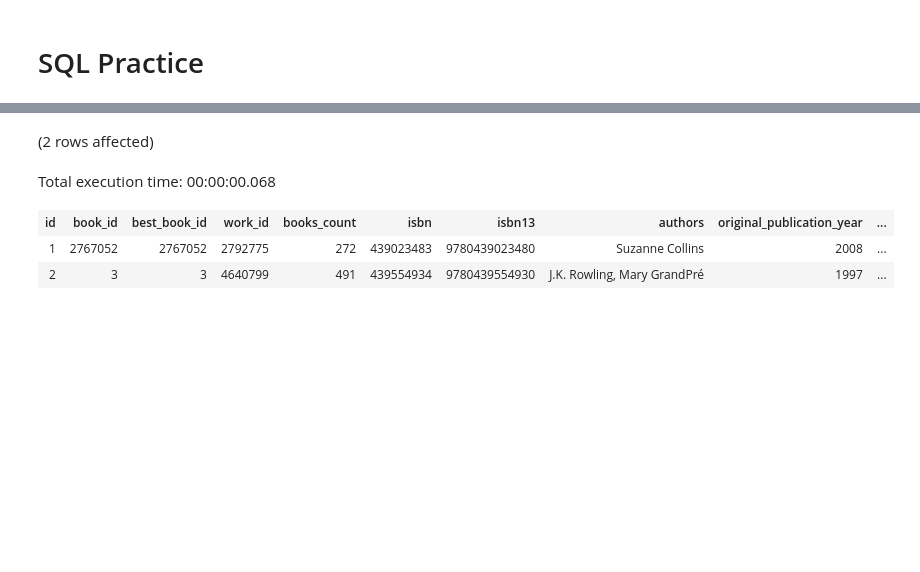
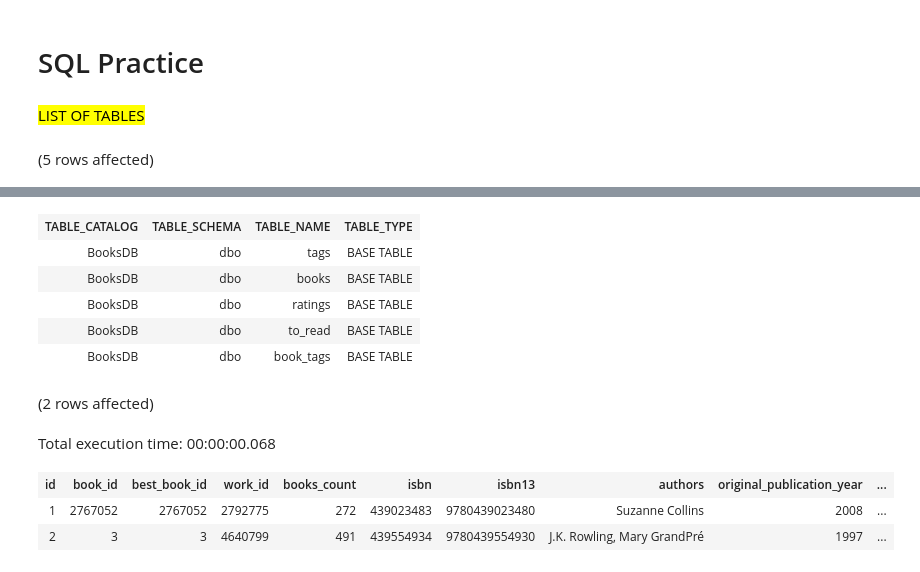
Before and after one commit to hollyhira/SQL-Exercises, a Jupyter notebook: SQL_PRACTICE/SQL Part 2 Practice.ipynb, the cells around one changed output, grey strips where cells are left out. Drawn from its saved outputs; the diff is of its cells as text; code cells hidden in the pictures; blank space fills up the shorter version.

Commit message:
how to list table names

```diff
--- a/SQL_PRACTICE/SQL Part 2 Practice.ipynb
+++ b/SQL_PRACTICE/SQL Part 2 Practice.ipynb
@@ -1,2 +1,10 @@
 # %% [markdown]
 # SQL Practice
+# %% [markdown]
+<mark>LIST OF TABLES</mark>
+# %%
+USE BooksDB
+SELECT *
+FROM INFORMATION_SCHEMA.TABLES
+# %% [output]
+(5 rows affected)
@@ -3,3 +12,9 @@
+| TABLE_CATALOG | TABLE_SCHEMA | TABLE_NAME | TABLE_TYPE |
+| BooksDB | dbo | tags | BASE TABLE |
+| BooksDB | dbo | books | BASE TABLE |
+| BooksDB | dbo | ratings | BASE TABLE |
+| BooksDB | dbo | to_read | BASE TABLE |
+| BooksDB | dbo | book_tags | BASE TABLE |
 # %%
 USE BooksDB
 Select TOP (2) * from books
```
Also changed, not shown: parts of 1 cell of this notebook.
